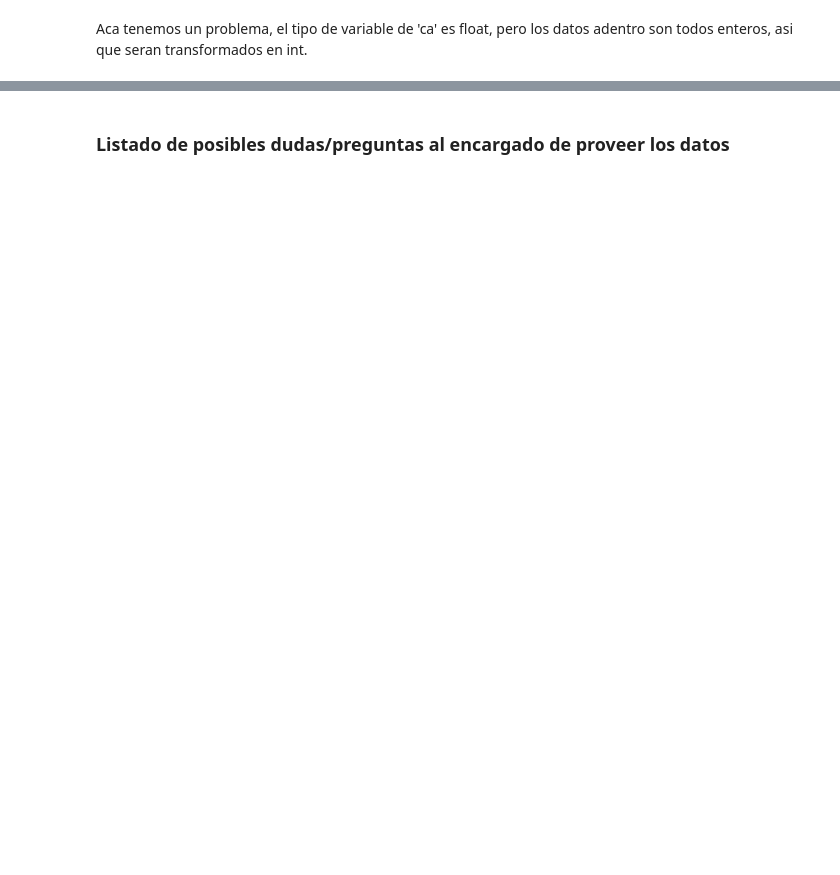
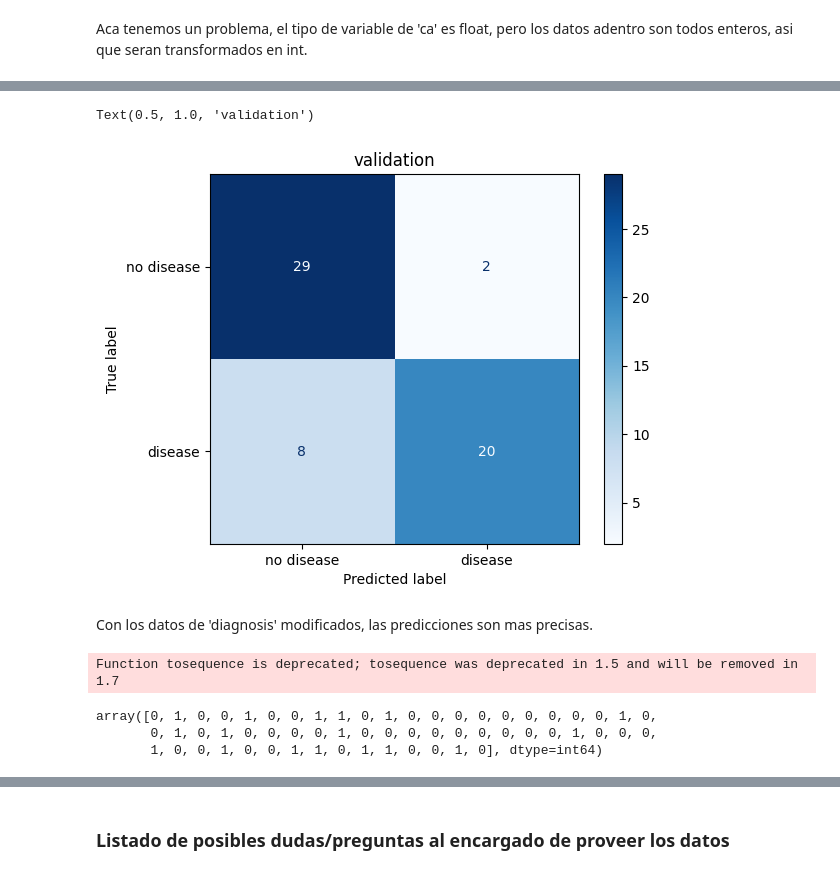
Before and after one commit to IgnacioLopez04/TP_ML_Bellotti_Lopez_Trinchieri, a Jupyter notebook: TP1_ML.ipynb, the cells around one changed output, grey strips where cells are left out. Drawn from its saved outputs; the diff is of its cells as text; code cells hidden in the pictures; blank space fills up the shorter version.

```diff
--- a/TP1_ML.ipynb
+++ b/TP1_ML.ipynb
@@ -170,0 +597,30 @@ subset.ca.value_counts().plot.bar()
+# %%
+cm = metrics.confusion_matrix(validation.diagnosis, y_predLR_validation)
+cm_plot = metrics.ConfusionMatrixDisplay(confusion_matrix=cm,
+                                        display_labels=['no disease', 'disease'])
+cm_plot.plot(cmap="Blues")
+cm_plot.ax_.set_title('validation')
+# %% [output]
+Text(0.5, 1.0, 'validation')
+[figure, added]
+# %% [markdown]
+Con los datos de 'diagnosis' modificados, las predicciones son mas precisas.
+# %%
+K = 10
+
+pipeKNN = Pipeline([
+    ('mapper', mapper),
+    ('classifier', KNeighborsClassifier(n_neighbors=K))
+])
+# Lo entrenamos con train
+pipeKNN.fit(train, train.diagnosis)
+
+y_predKNN_train = pipeKNN.predict(train)
+y_predKNN_validation = pipeKNN.predict(validation)
+
+y_predKNN_validation
+# %% [output]
+Function tosequence is deprecated; tosequence was deprecated in 1.5 and will be removed in 1.7
+array([0, 1, 0, 0, 1, 0, 0, 1, 1, 0, 1, 0, 0, 0, 0, 0, 0, 0, 0, 0, 1, 0,
+       0, 1, 0, 1, 0, 0, 0, 0, 1, 0, 0, 0, 0, 0, 0, 0, 0, 0, 1, 0, 0, 0,
+       1, 0, 0, 1, 0, 0, 1, 1, 0, 1, 1, 0, 0, 1, 0], dtype=int64)
```
Also changed, not shown: parts of 61 cells of this notebook.
